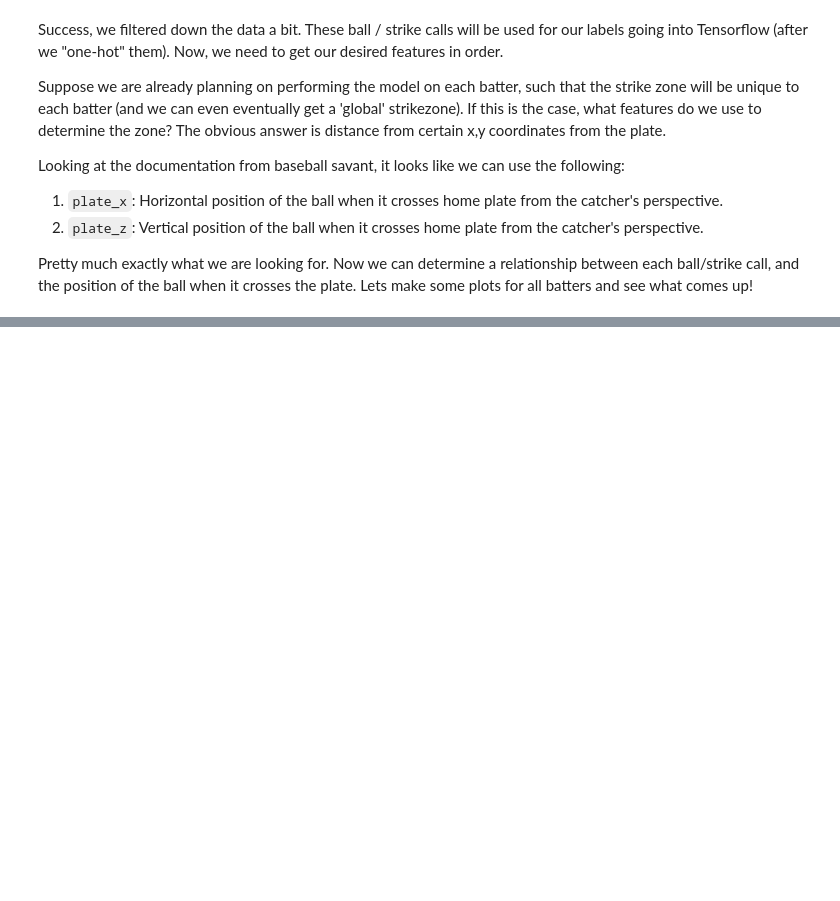
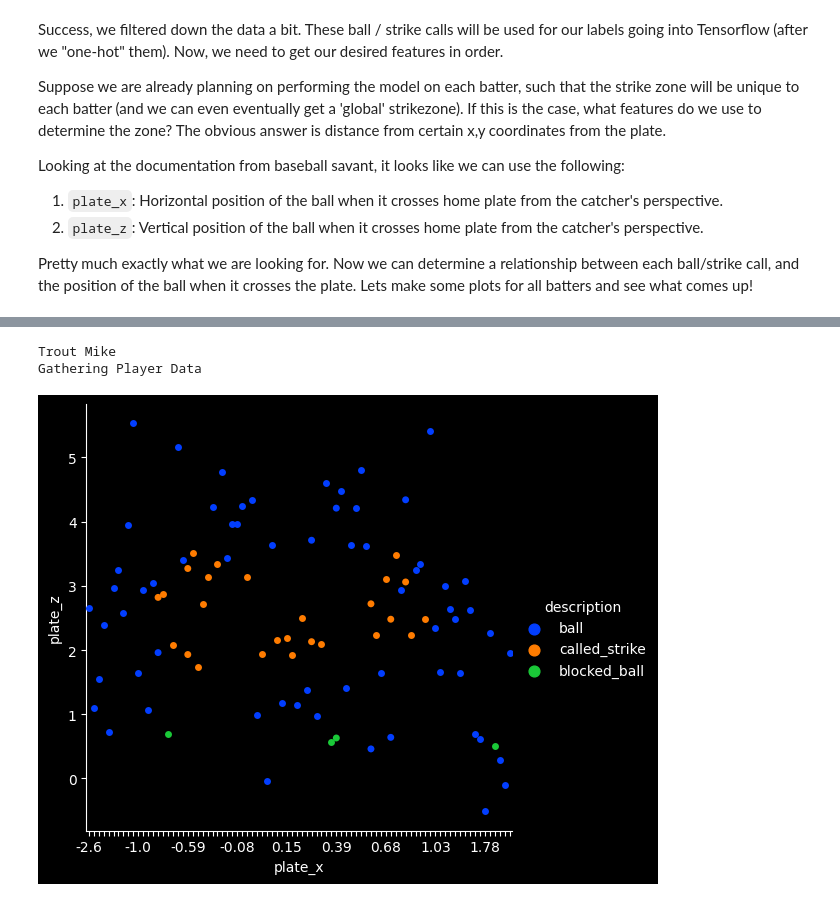
Before and after one commit to mattgpaul/AutoStrikeZone, a Jupyter notebook: AutoStrikeZone.ipynb, the cells around one changed output, grey strips where cells are left out. Drawn from its saved outputs; the diff is of its cells as text; code cells hidden in the pictures; blank space fills up the shorter version.

Commit message:
created player data specific function

```diff
--- a/AutoStrikeZone.ipynb
+++ b/AutoStrikeZone.ipynb
@@ -153,0 +165,32 @@ Well well well. Just looking at the plots and we can see some obvious categorica
+# %%
+def batterBallStrikeData(batter_last_name, batter_first_name, start_date, end_date):
+
+    # Call the python baseball scraper for the batter desired, rather than all batters for all timeframes
+    # This way, we do not load too much data into memory at once
+    print(batter_last_name, batter_first_name)
+    batter_id = playerid_lookup(batter_last_name, batter_first_name)['key_mlbam'].values[0]
+    batter_stats = statcast_batter(start_dt=start_date, end_dt=end_date, player_id=batter_id)
+    batter_stats = batter_stats[['description','plate_x','plate_z']]
+
+    batter_stats = batter_stats[(batter_stats['description'] == 'called_strike') |
+                                (batter_stats['description'] == 'blocked_ball') |
+                                (batter_stats['description'] == 'ball')]
+
+    return batter_stats, batter_id
+# %%
+df, id = batterBallStrikeData('Trout','Mike','2020-01-01','2022-01-01')
+catplot = sns.catplot(x='plate_x',
+                      y='plate_z',
+                      hue='description',
+                      kind='swarm',
+                      data=df.sample(100),
+                      palette=sns.color_palette('bright'))
+for index, label in enumerate(catplot.ax.get_xticklabels()):
+    if index % 10 == 0:
+        label.set_visible(True)
+    else:
+        label.set_visible(False)
+# %% [output]
+Trout Mike
+Gathering Player Data
+[figure, added]
```
Also changed, not shown: parts of 4 cells of this notebook.
